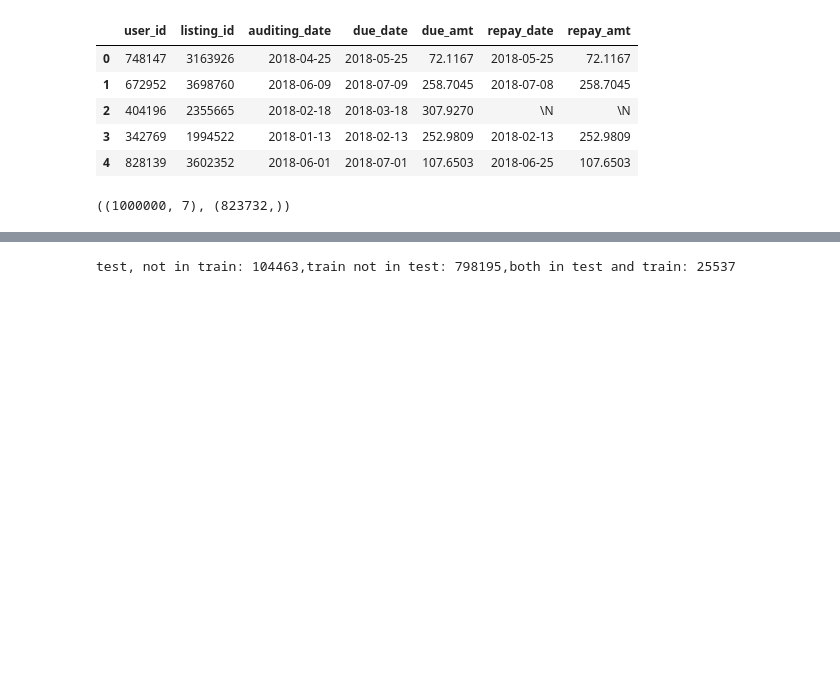
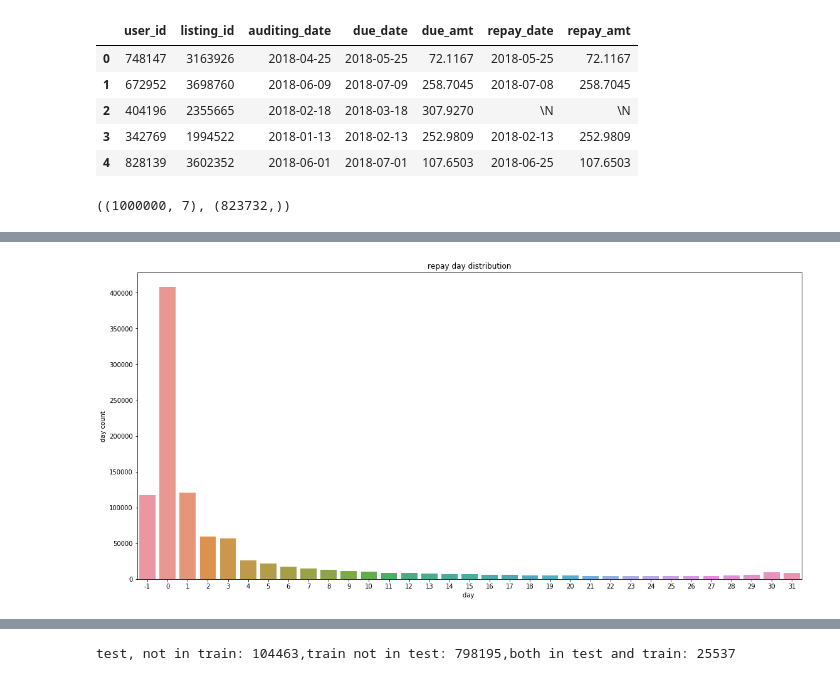
Before and after one commit to damaoguo/PaiPaiDai, a Jupyter notebook: EDA/DataOverview.ipynb, the cells around one changed output, grey strips where cells are left out. Cells and saved outputs as stored; diff of their text form; code cells hidden in the pictures; blank space fills up the shorter version.

```diff
--- a/EDA/DataOverview.ipynb
+++ b/EDA/DataOverview.ipynb
@@ -191,5 +205,11 @@ train.head(5)
 # %%
 # 还款日和到期日之间的差距
-train['dategap']=pd.to_datetime(train['due_date'])-pd.to_datetime(train['repay_date'])
+train['due_date']=pd.to_datetime(train['due_date'])
+train['repay_date']=pd.to_datetime(train['repay_date'])
+train['dategap']=(train['due_date']-train['repay_date'])
+
+train['dategap'] = pd.to_timedelta(train['dategap']).dt.days
+train.loc[train['dategap']<0,'dategap']=-1
+
 train['dategap'].describe()
 # %% [output]
@@ -205,2 +225,12 @@ Name: dategap, dtype: object
+# %%
+date_gap_distribution = train['dategap'].value_counts().sort_values(ascending=False)
+fig, ax = plt.subplots(figsize=(19,9))
+sns.barplot( date_gap_distribution.index,date_gap_distribution.values, ax=ax)
+ax.set(xlabel= 'day ',
+       ylabel = 'day count',
+       title = "repay day distribution")
+plt.show()
+# %% [output]
+[figure, added]
 # %%
 # 还款和账单之间的差距,说明绝大部分的还款是按时的,按量还款的
```
Also changed, not shown: parts of 32 cells of this notebook, 1 other file.
